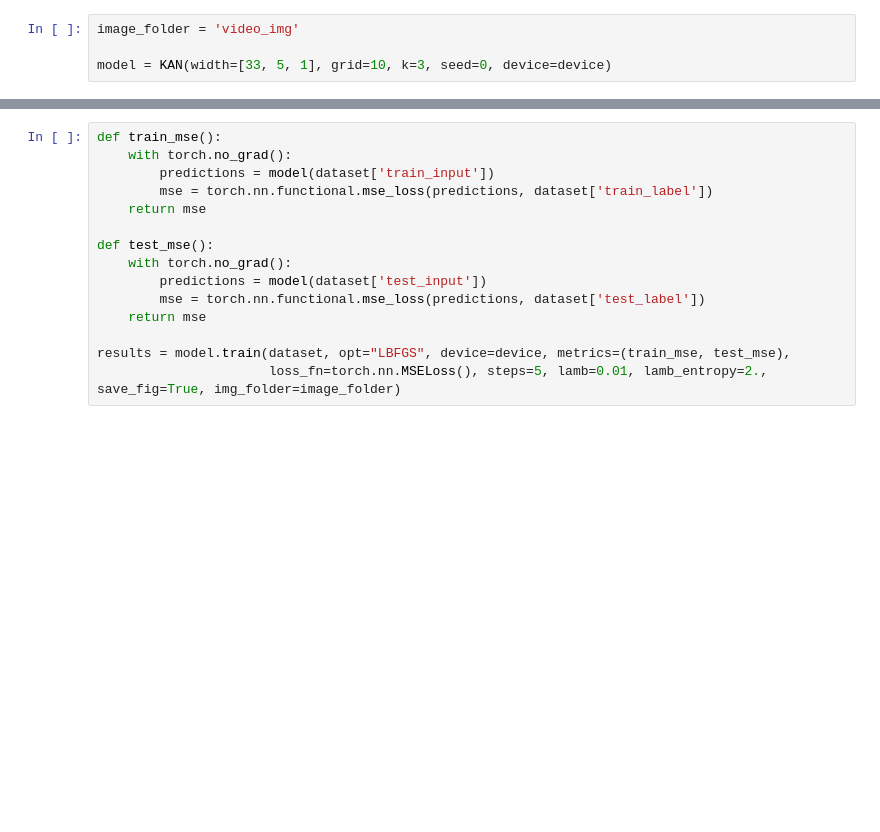
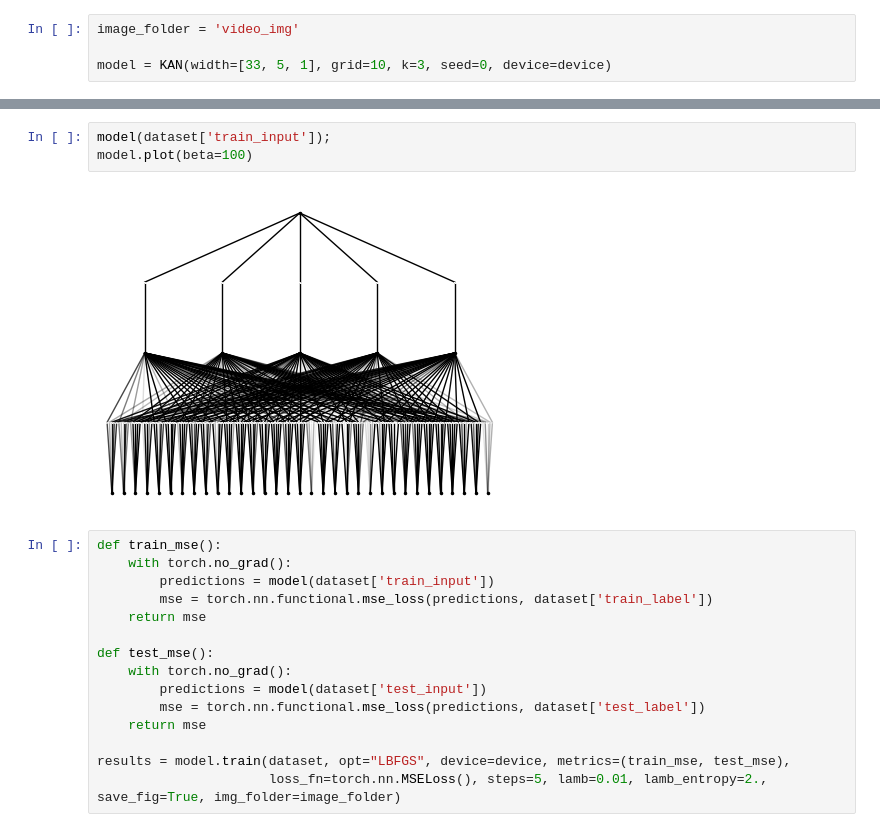
Before and after one commit to Benjaxmen/prediccion-puntaje, a Jupyter notebook: implementacion_KAN.ipynb, the cells around one changed output, grey strips where cells are left out. Cells and saved outputs as stored; diff of their text form; blank space fills up the shorter version.

```diff
--- a/implementacion_KAN.ipynb
+++ b/implementacion_KAN.ipynb
@@ -117,3 +144,8 @@ model = KAN(width=[33, 5, 1], grid=10, k=3, seed=0, device=device)
+# %%
+model(dataset['train_input']);
+model.plot(beta=100)
+# %% [output]
+[figure, added]
 # %%
 def train_mse():
     with torch.no_grad():
```
Also changed, not shown: parts of 46 cells of this notebook.
